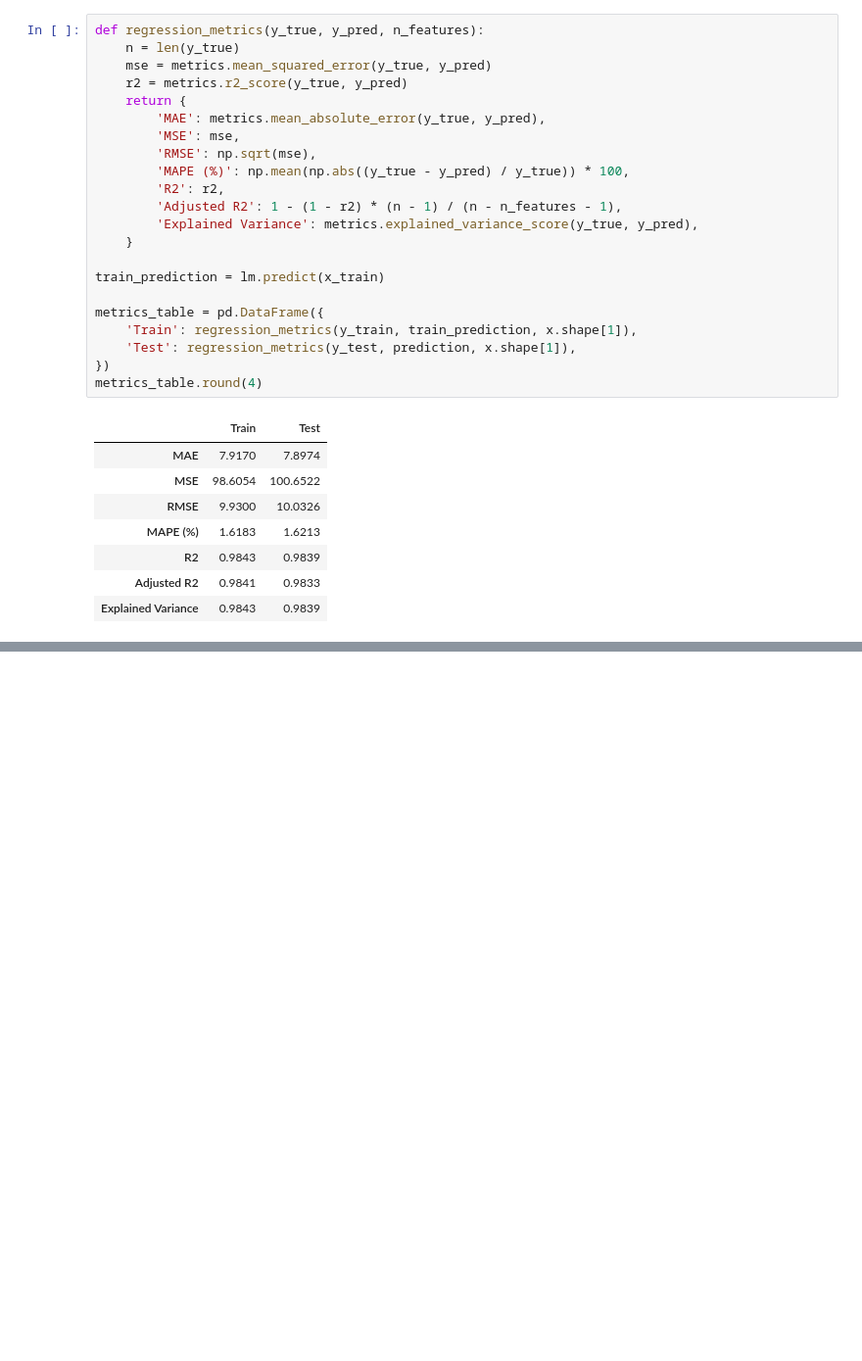
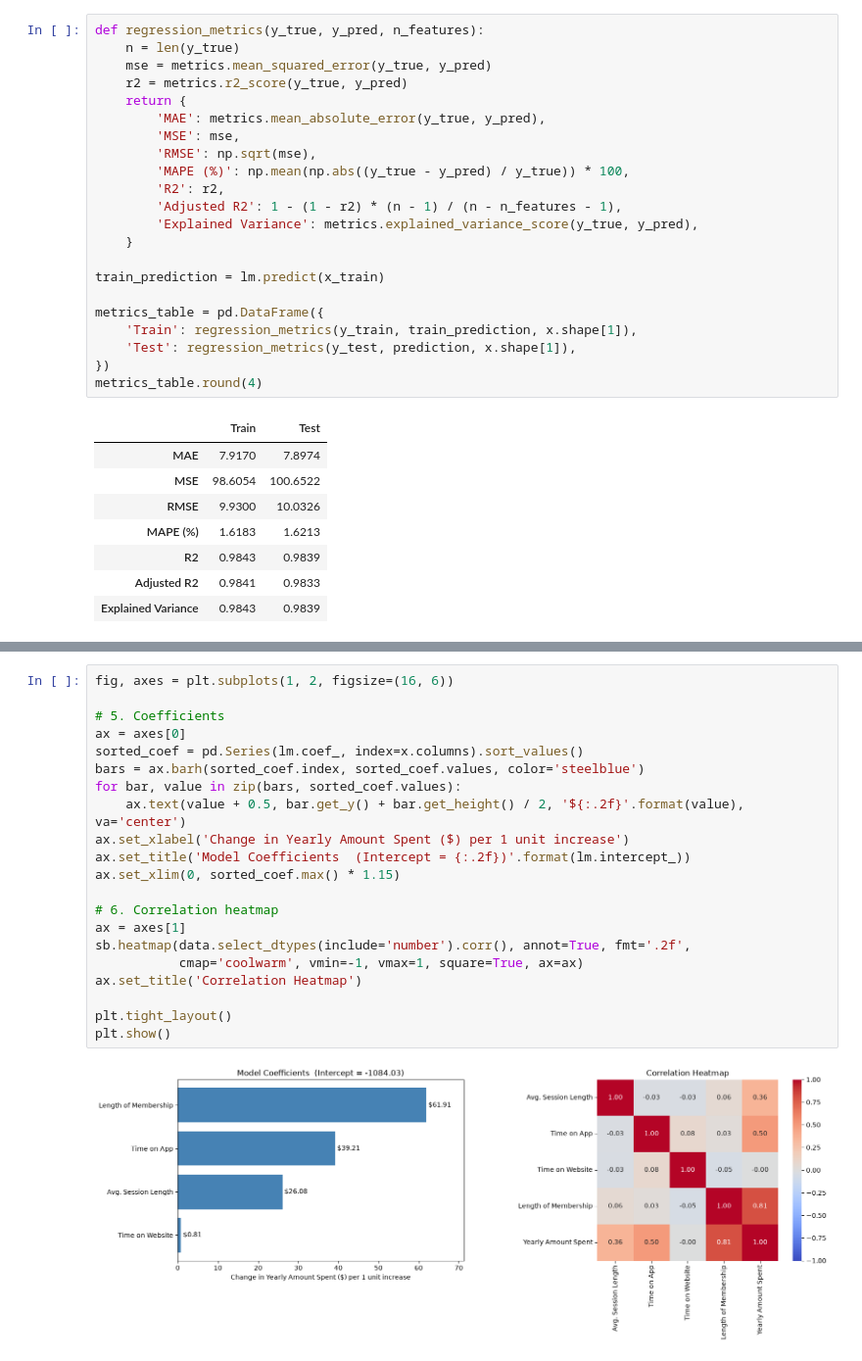
Before and after one commit to Jahid-dev32/Linear_Regression, a Jupyter notebook: Linear_Regression.ipynb, the cells around one changed output, grey strips where cells are left out. Shown at 98% size. Saved outputs shown, nothing was run; the diff lists cells and outputs as text; blank space fills up the shorter version.

```diff
--- a/Linear_Regression.ipynb
+++ b/Linear_Regression.ipynb
@@ -215,0 +261,23 @@ metrics_table.round(4)
+# %%
+fig, axes = plt.subplots(1, 2, figsize=(16, 6))
+
+# 5. Coefficients
+ax = axes[0]
+sorted_coef = pd.Series(lm.coef_, index=x.columns).sort_values()
+bars = ax.barh(sorted_coef.index, sorted_coef.values, color='steelblue')
+for bar, value in zip(bars, sorted_coef.values):
+    ax.text(value + 0.5, bar.get_y() + bar.get_height() / 2, '${:.2f}'.format(value), va='center')
+ax.set_xlabel('Change in Yearly Amount Spent ($) per 1 unit increase')
+ax.set_title('Model Coefficients  (Intercept = {:.2f})'.format(lm.intercept_))
+ax.set_xlim(0, sorted_coef.max() * 1.15)
+
+# 6. Correlation heatmap
+ax = axes[1]
+sb.heatmap(data.select_dtypes(include='number').corr(), annot=True, fmt='.2f',
+           cmap='coolwarm', vmin=-1, vmax=1, square=True, ax=ax)
+ax.set_title('Correlation Heatmap')
+
+plt.tight_layout()
+plt.show()
+# %% [output]
+[figure, added]
```
Also changed, not shown: parts of 3 cells of this notebook.
